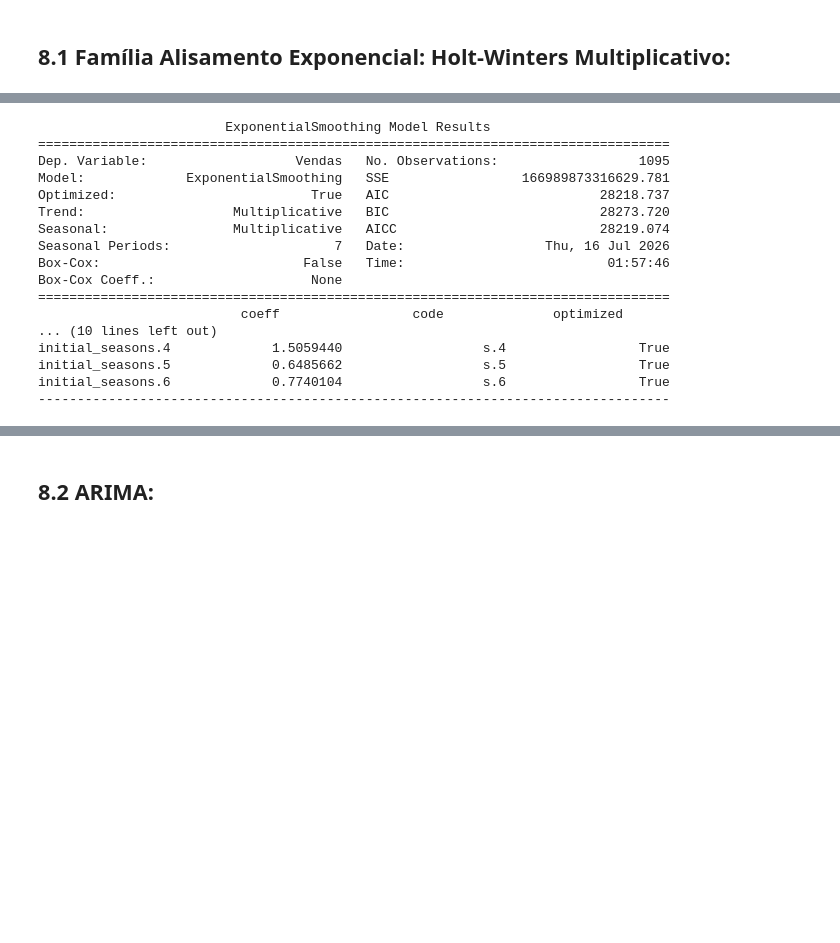
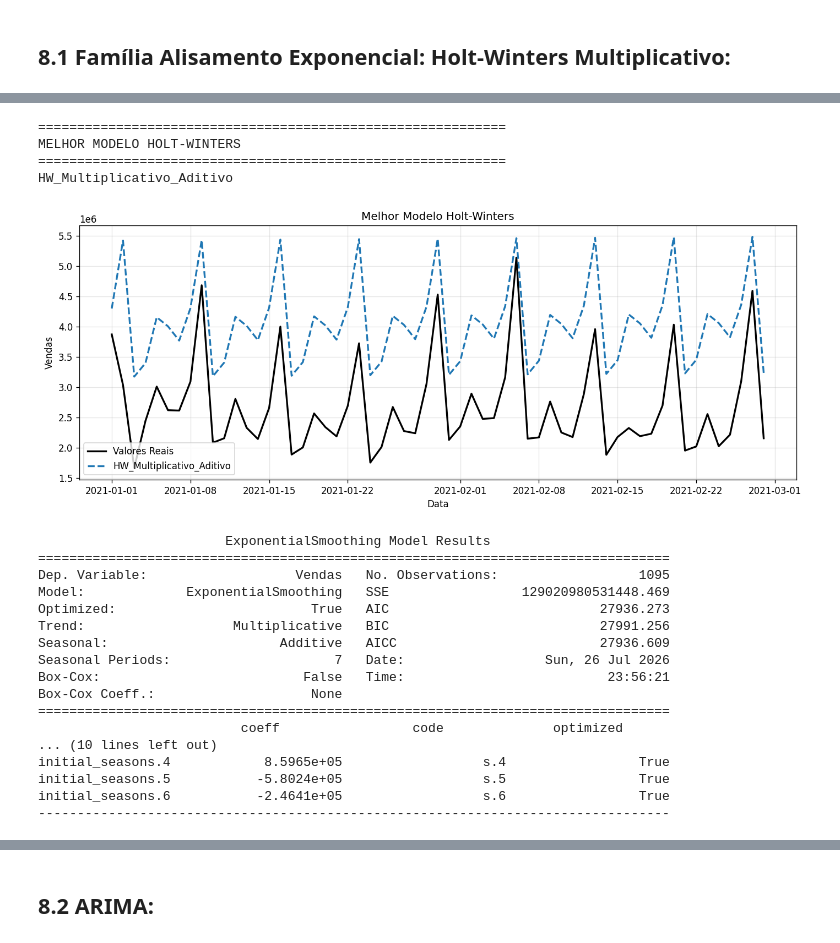
Before and after one commit to JMCVALE/ASN-ROCKS-, a Jupyter notebook: SERIES_TEMPORAIS_Previsão_de_Vendas_diarias_comp_modelos.ipynb, the cells around one changed output, grey strips where cells are left out. Cells and saved outputs as stored; diff of their text form; code cells hidden in the pictures; blank space fills up the shorter version.

```diff
--- a/SERIES_TEMPORAIS_Previsão_de_Vendas_diarias_comp_modelos.ipynb
+++ b/SERIES_TEMPORAIS_Previsão_de_Vendas_diarias_comp_modelos.ipynb
@@ -656,0 +648,3 @@ Previsões geradas para os 59 dias do período holdout!
+# %%
+treino = treino.asfreq('D')
+holdout = holdout.asfreq('D')
@@ -656,0 +742,8 @@ Previsões geradas para os 59 dias do período holdout!
+# %%
+comparativo_hw = (
+    pd.DataFrame(resultados_hw)
+      .sort_values("MAPE (%)")
+      .reset_index(drop=True)
+)
+
+comparativo_hw
@@ -657,20 +756,64 @@ Previsões geradas para os 59 dias do período holdout!
+# %%
+melhor_modelo = comparativo_hw.iloc[0]["Modelo"]
+
+print("="*60)
+print("MELHOR MODELO HOLT-WINTERS")
+print("="*60)
+print(melhor_modelo)
+# %% [output]
+============================================================
+MELHOR MODELO HOLT-WINTERS
+============================================================
+HW_Multiplicativo_Aditivo
+# %%
+modelo_final = modelos_hw[melhor_modelo]
+
+previsao = modelo_final.forecast(len(holdout))
+previsao.index = holdout.index
+
+plt.figure(figsize=(14,5))
+
+plt.plot(
+    holdout.index,
+    holdout["Vendas"],
+    color="black",
+    linewidth=2,
+    label="Valores Reais"
+)
+
+plt.plot(
+    previsao.index,
+    previsao,
+    '--',
+    linewidth=2,
+    label=melhor_modelo
+)
+
+plt.title("Melhor Modelo Holt-Winters")
+plt.xlabel("Data")
+plt.ylabel("Vendas")
+plt.grid(alpha=.3)
+plt.legend()
+plt.show()
+# %% [output]
+[figure, added]
 # %%
-print(modelo_hw.summary())
+print(modelo_final.summary())
 # %% [output]
                         ExponentialSmoothing Model Results
 =================================================================================
 Dep. Variable:                   Vendas   No. Observations:                  1095
-Model:             ExponentialSmoothing   SSE                 166989873316629.781
-Optimized:                         True   AIC                           28218.737
-Trend:                   Multiplicative   BIC                           28273.720
-Seasonal:                Multiplicative   AICC                          28219.074
-Seasonal Periods:                     7   Date:                  Thu, 16 Jul 2026
-Box-Cox:                          False   Time:                          01:57:46
+Model:             ExponentialSmoothing   SSE                 129020980531448.469
+Optimized:                         True   AIC                           27936.273
+Trend:                   Multiplicative   BIC                           27991.256
+Seasonal:                      Additive   AICC                          27936.609
+Seasonal Periods:                     7   Date:                  Sun, 26 Jul 2026
+Box-Cox:                          False   Time:                          23:56:21
 Box-Cox Coeff.:                    None
 =================================================================================
                           coeff                 code              optimized
 ... (10 lines left out)
-initial_seasons.4             1.5059440                  s.4                 True
-initial_seasons.5             0.6485662                  s.5                 True
-initial_seasons.6             0.7740104                  s.6                 True
+initial_seasons.4            8.5965e+05                  s.4                 True
+initial_seasons.5           -5.8024e+05                  s.5                 True
+initial_seasons.6           -2.4641e+05                  s.6                 True
 ---------------------------------------------------------------------------------
```
Also changed, not shown: parts of 77 cells of this notebook.
